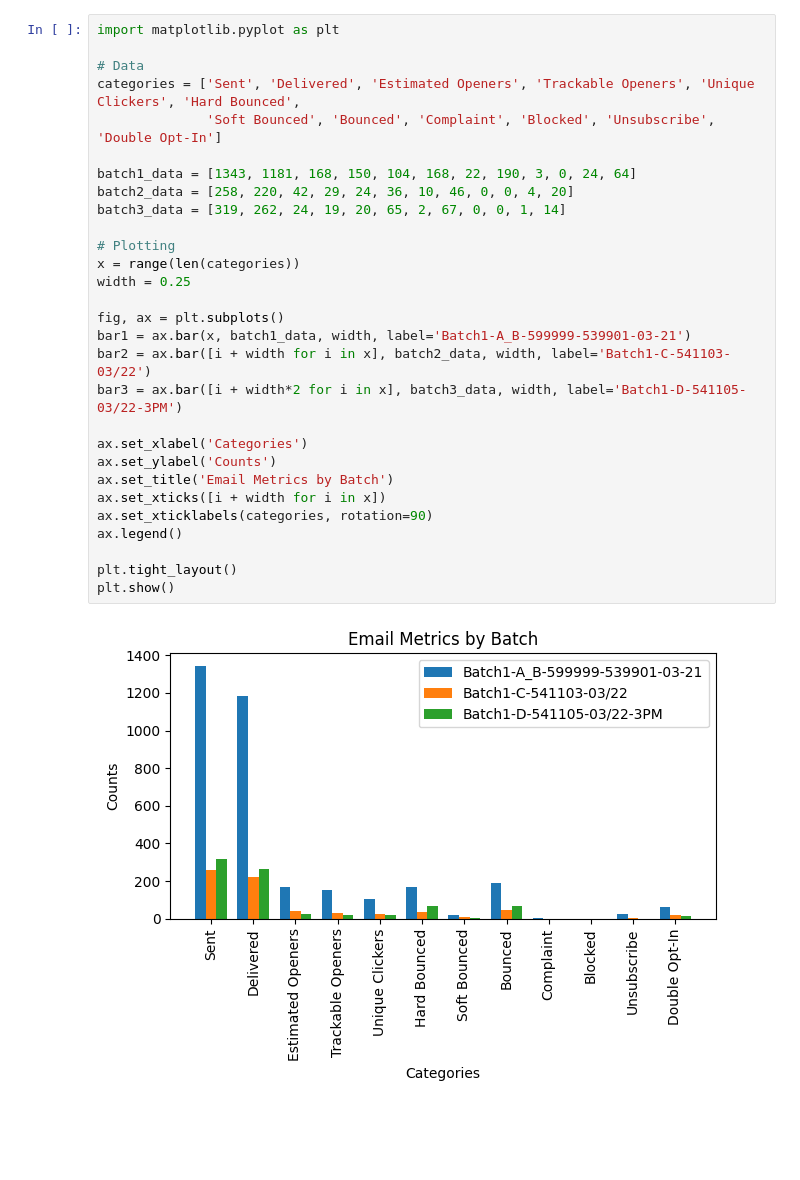
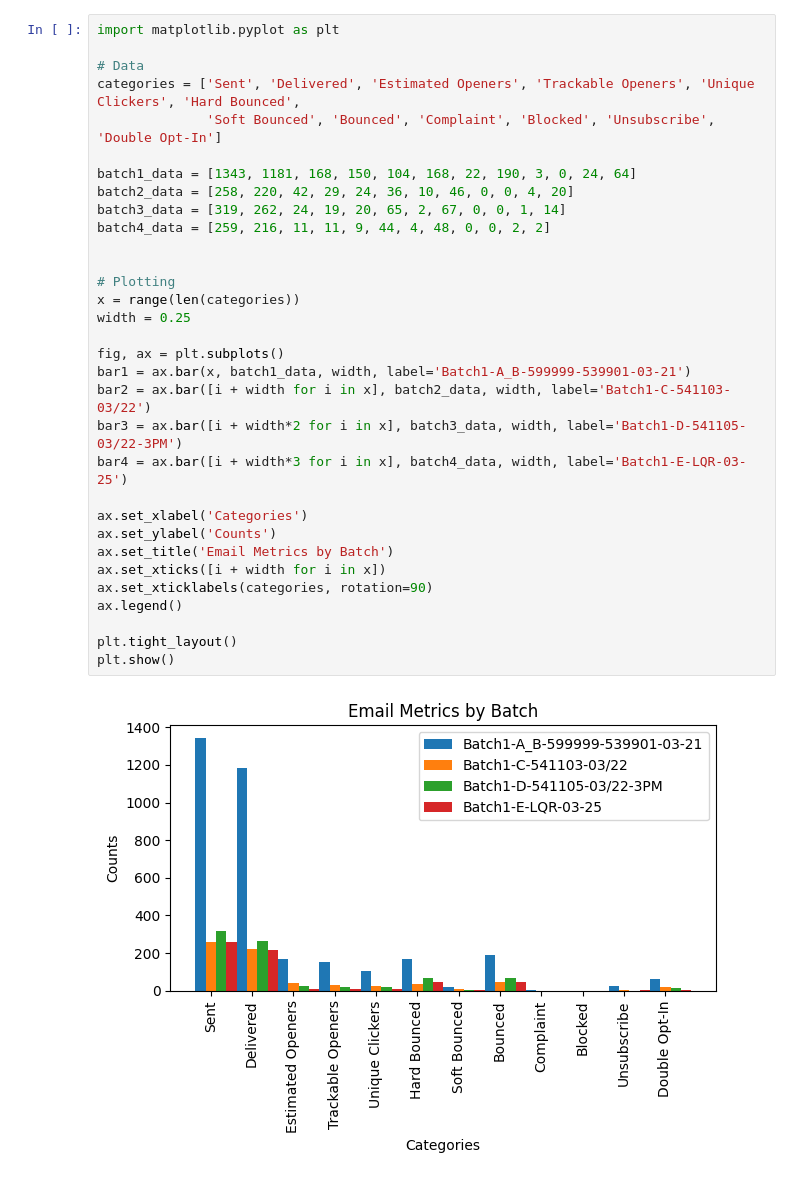
Before and after one commit to ronknight/brevo-pyplot, a Jupyter notebook: Brevo_Batch_Email_Metrics.ipynb, the cells around one changed output. Drawn from its saved outputs; the diff is of its cells as text; blank space fills up the shorter version.

```diff
--- a/Brevo_Batch_Email_Metrics.ipynb
+++ b/Brevo_Batch_Email_Metrics.ipynb
@@ -3,31 +3,34 @@
 # %%
 import matplotlib.pyplot as plt
 
 # Data
 categories = ['Sent', 'Delivered', 'Estimated Openers', 'Trackable Openers', 'Unique Clickers', 'Hard Bounced',
               'Soft Bounced', 'Bounced', 'Complaint', 'Blocked', 'Unsubscribe', 'Double Opt-In']
 
 batch1_data = [1343, 1181, 168, 150, 104, 168, 22, 190, 3, 0, 24, 64]
 batch2_data = [258, 220, 42, 29, 24, 36, 10, 46, 0, 0, 4, 20]
 batch3_data = [319, 262, 24, 19, 20, 65, 2, 67, 0, 0, 1, 14]
+batch4_data = [259, 216, 11, 11, 9, 44, 4, 48, 0, 0, 2, 2]
+
 
 # Plotting
 x = range(len(categories))
 width = 0.25
 
 fig, ax = plt.subplots()
 bar1 = ax.bar(x, batch1_data, width, label='Batch1-A_B-599999-539901-03-21')
 bar2 = ax.bar([i + width for i in x], batch2_data, width, label='Batch1-C-541103-03/22')
 bar3 = ax.bar([i + width*2 for i in x], batch3_data, width, label='Batch1-D-541105-03/22-3PM')
+bar4 = ax.bar([i + width*3 for i in x], batch4_data, width, label='Batch1-E-LQR-03-25')
 
 ax.set_xlabel('Categories')
 ax.set_ylabel('Counts')
 ax.set_title('Email Metrics by Batch')
 ax.set_xticks([i + width for i in x])
 ax.set_xticklabels(categories, rotation=90)
 ax.legend()
 
 plt.tight_layout()
 plt.show()
 # %% [output]
-[figure, old version]
+[figure, new version]
```
